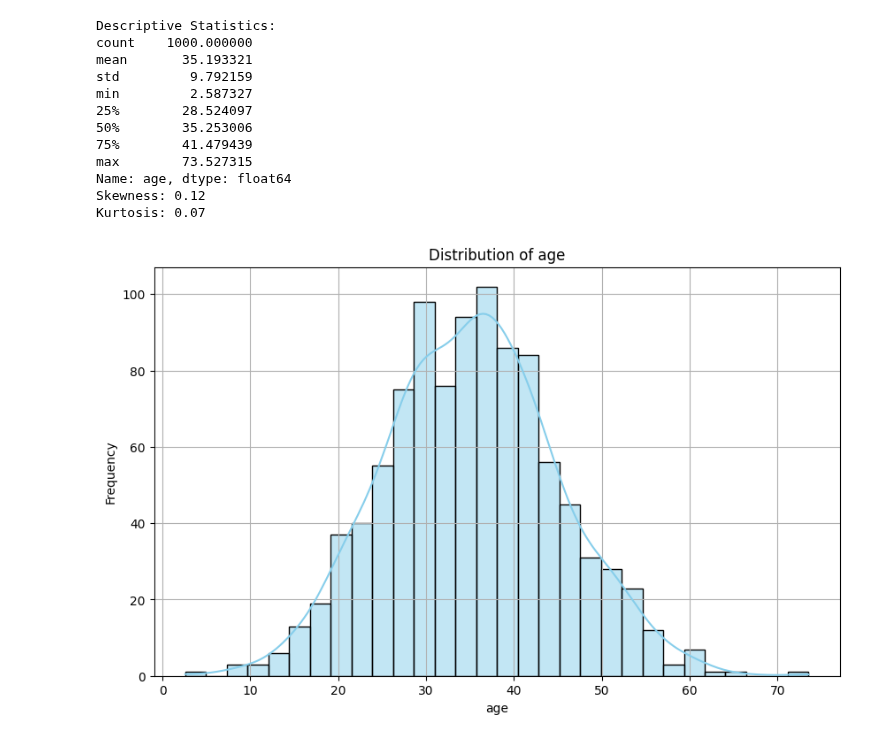
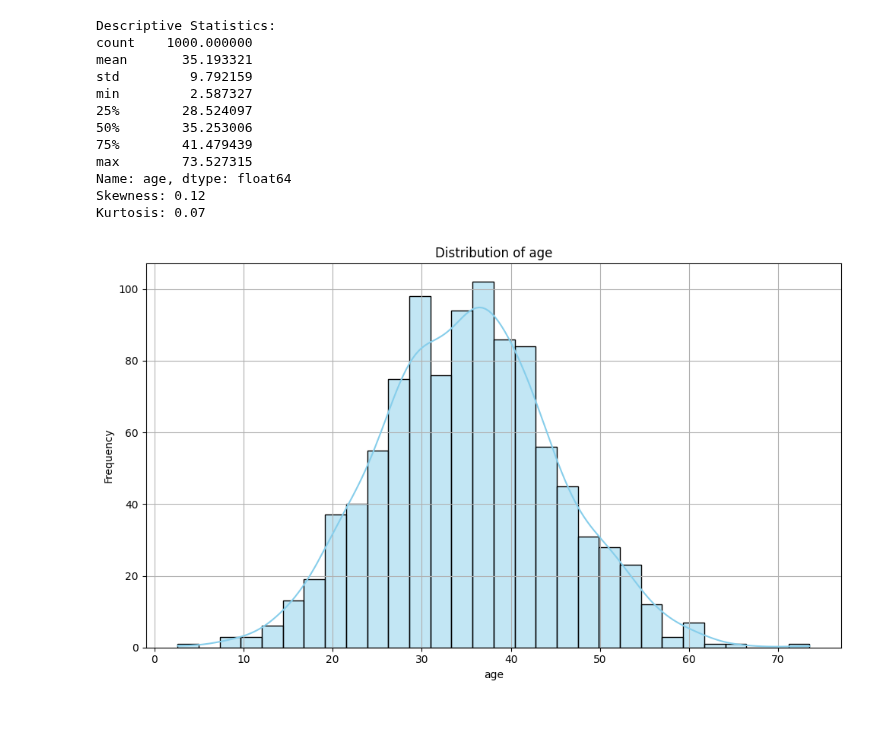
Before and after one commit to Gayathrichandrashekar/AI_DATA_ANALYSIS_, a Jupyter notebook: src/Module 3/Identifying & Measuring Data Quality Issues/Ques_6.ipynb, the cells around one changed output. Saved outputs shown, nothing was run; the diff lists cells and outputs as text; code cells hidden in the pictures.

```diff
--- a/src/Module 3/Identifying & Measuring Data Quality Issues/Ques_6.ipynb
+++ b/src/Module 3/Identifying & Measuring Data Quality Issues/Ques_6.ipynb
@@ -5,41 +5,55 @@ import matplotlib.pyplot as plt
 import seaborn as sns
 from scipy.stats import skew, kurtosis
 
-# Create synthetic dataset
+# Optional: Use dask for large datasets
+# import dask.dataframe as dd
+# df = dd.read_csv('your_large_dataset.csv')  # Replace if needed
+# column_name = 'age'
+# df = df.compute()  # Convert Dask to Pandas if needed for plotting
+
+# For this example, we'll use a synthetic pandas dataset
 np.random.seed(42)
-data = {
-    'age': np.random.normal(loc=35, scale=10, size=1000)  # Normal distribution around age 35
-}
-df = pd.DataFrame(data)
-
-# Choose the column to analyze
+df = pd.DataFrame({
+    'age': np.random.normal(loc=35, scale=10, size=1000)
+})
 column_name = 'age'
 
-# Descriptive statistics
+# --- Data Integrity Checks ---
+# Check for null values
+if df[column_name].isnull().any():
+    print(f"Warning: '{column_name}' column contains missing values.")
+    df = df.dropna(subset=[column_name])
+
+# Check if column is numeric
+if not np.issubdtype(df[column_name].dtype, np.number):
+    raise TypeError(f"'{column_name}' column must be numeric for analysis.")
+
+# --- Descriptive Statistics ---
 print("Descriptive Statistics:")
 print(df[column_name].describe())
 print(f"Skewness: {skew(df[column_name]):.2f}")
 print(f"Kurtosis: {kurtosis(df[column_name]):.2f}")
 
-# Plot histogram with KDE
+# --- Plot Histogram and KDE ---
 plt.figure(figsize=(10, 6))
 sns.histplot(df[column_name], bins=30, kde=True, color='skyblue', edgecolor='black')
 plt.title(f'Distribution of {column_name}')
 plt.xlabel(column_name)
 plt.ylabel('Frequency')
 plt.grid(True)
+plt.tight_layout()
 plt.show()
 # %% [output]
 Descriptive Statistics:
 count    1000.000000
 mean       35.193321
 std         9.792159
 min         2.587327
 25%        28.524097
 50%        35.253006
 75%        41.479439
 max        73.527315
 Name: age, dtype: float64
 Skewness: 0.12
 Kurtosis: 0.07
-[figure, old version]
+[figure, new version]
```
